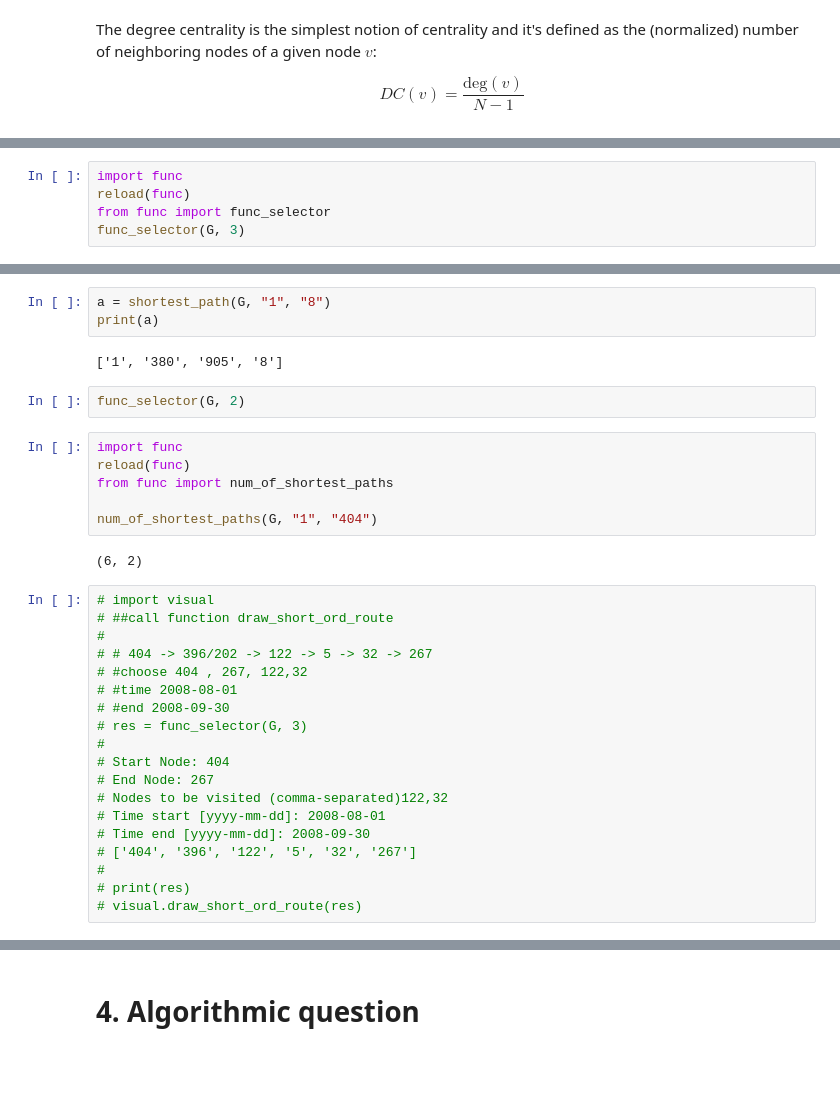
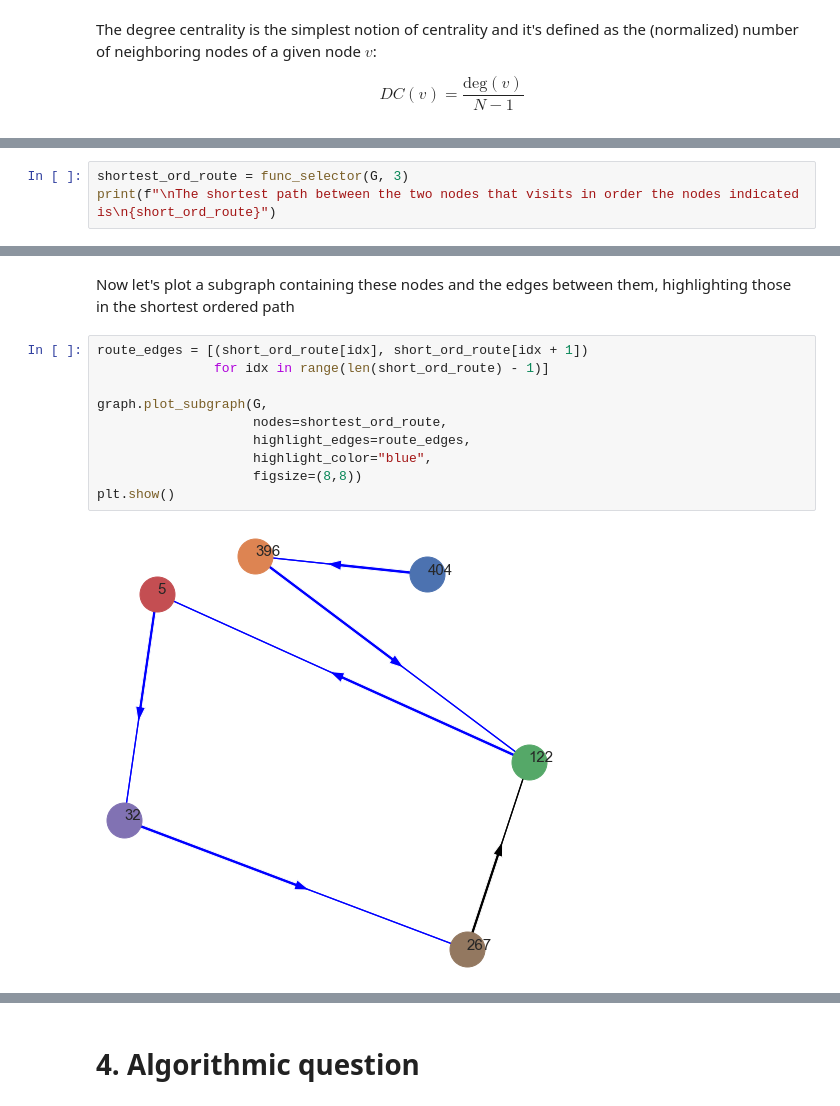
Before and after one commit to gmontill/ADM-HW5, a Jupyter notebook: main.ipynb, the cells around one changed output, grey strips where cells are left out. Saved outputs shown, nothing was run; the diff lists cells and outputs as text; blank space fills up the shorter version.

```diff
--- a/main.ipynb
+++ b/main.ipynb
@@ -312,6 +249,4 @@ G.nodes[a]
 # %%
-import func
-reload(func)
-from func import func_selector
-func_selector(G, 3)
+shortest_ord_route = func_selector(G, 3)
+print(f"\nThe shortest path between the two nodes that visits in order the nodes indicated is\n{short_ord_route}")
 # %% [output]
@@ -328,34 +261,14 @@ shortest_path(G, "1", "50")
-# %%
-a = shortest_path(G, "1", "8")
-print(a)
-# %% [output]
-['1', '380', '905', '8']
-# %%
-func_selector(G, 2)
-# %%
-import func
-reload(func)
-from func import num_of_shortest_paths
-
-num_of_shortest_paths(G, "1", "404")
-# %% [output]
-(6, 2)
-# %%
-# import visual
-# ##call function draw_short_ord_route
-#
-# # 404 -> 396/202 -> 122 -> 5 -> 32 -> 267
-# #choose 404 , 267, 122,32
-# #time 2008-08-01
-# #end 2008-09-30
-# res = func_selector(G, 3)
-#
-# Start Node: 404
-# End Node: 267
-# Nodes to be visited (comma-separated)122,32
-# Time start [yyyy-mm-dd]: 2008-08-01
-# Time end [yyyy-mm-dd]: 2008-09-30
-# ['404', '396', '122', '5', '32', '267']
-#
-# print(res)
-# visual.draw_short_ord_route(res)
+# %% [markdown]
+Now let's plot a subgraph containing these nodes and the edges between them, highlighting those in the shortest ordered path
+# %%
+route_edges = [(short_ord_route[idx], short_ord_route[idx + 1])
+               for idx in range(len(short_ord_route) - 1)]
+
+graph.plot_subgraph(G,
+                    nodes=shortest_ord_route,
+                    highlight_edges=route_edges,
+                    highlight_color="blue",
+                    figsize=(8,8))
+plt.show()
+# %% [output]
+[figure, added]
```
Also changed, not shown: parts of 39 cells of this notebook, 3 other files.
